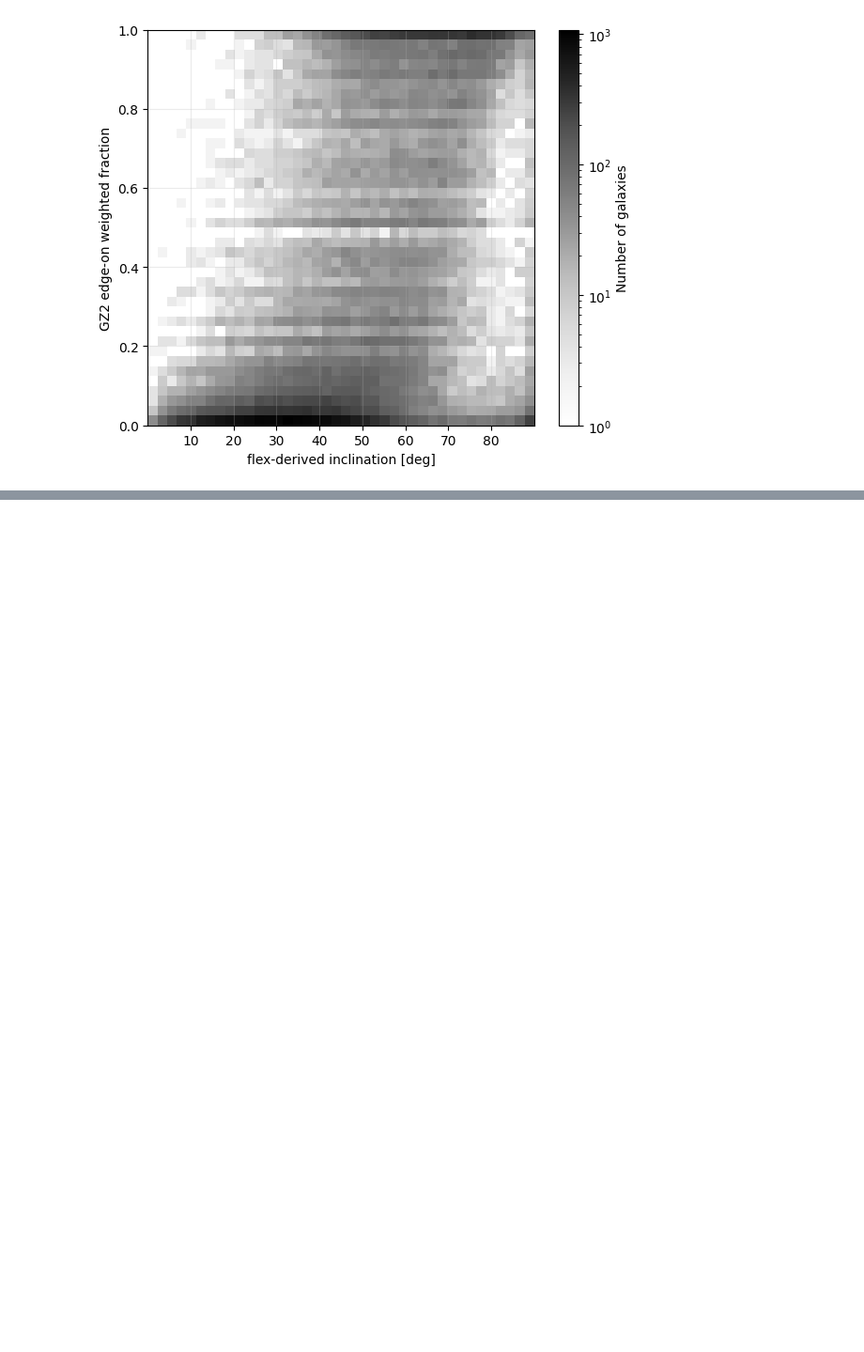
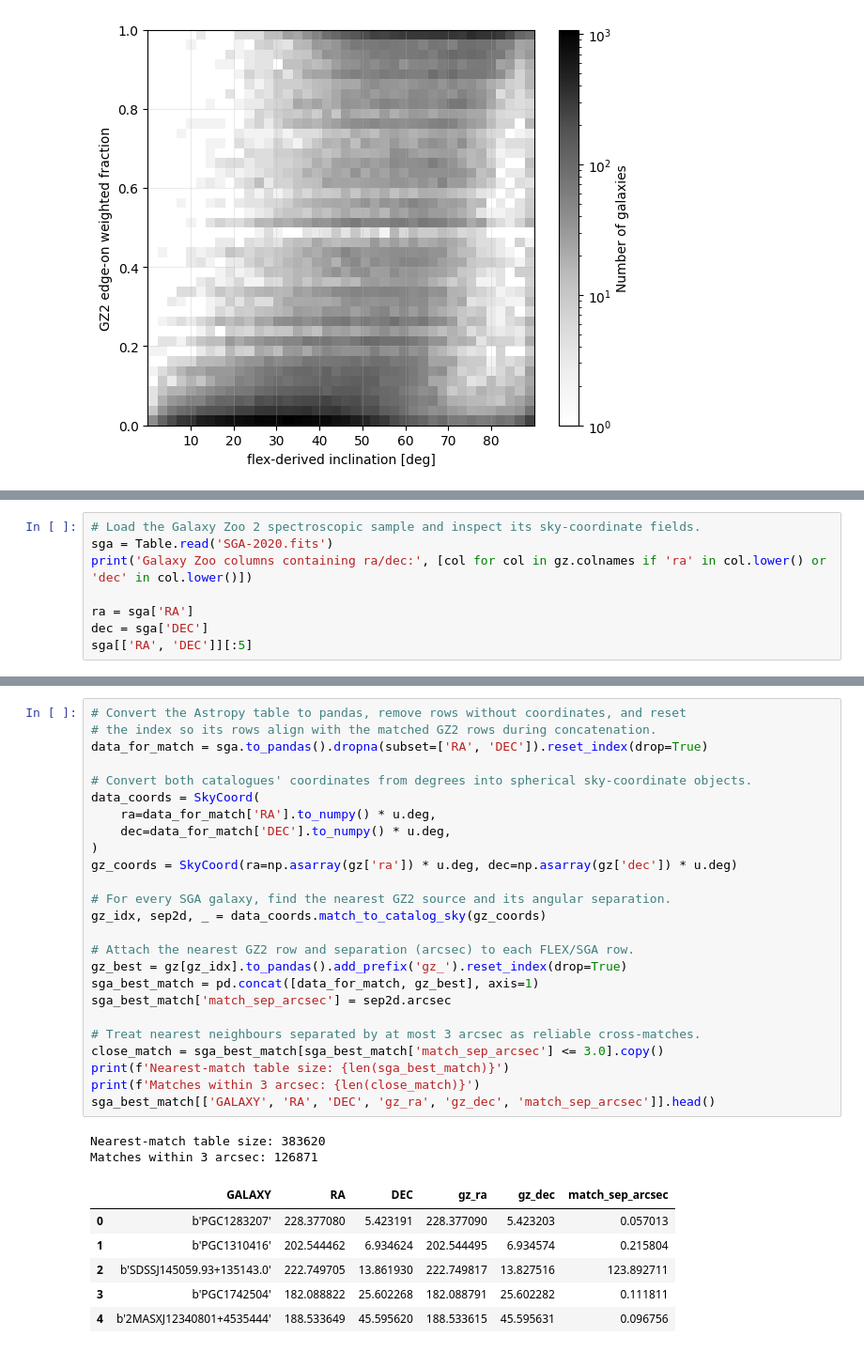
Before and after one commit to michael-petersen/Galaxy-Morphology, a Jupyter notebook: SGA_catalogue/MatchGZ.ipynb, the cells around one changed output, grey strips where cells are left out. Shown at 94% size. Saved outputs shown, nothing was run; the diff lists cells and outputs as text; blank space fills up the shorter version.

```diff
--- a/SGA_catalogue/MatchGZ.ipynb
+++ b/SGA_catalogue/MatchGZ.ipynb
@@ -228,0 +231,8 @@ Pearson correlation: 0.4150189101340131
+# %%
+# Load the Galaxy Zoo 2 spectroscopic sample and inspect its sky-coordinate fields.
+sga = Table.read('SGA-2020.fits')
+print('Galaxy Zoo columns containing ra/dec:', [col for col in gz.colnames if 'ra' in col.lower() or 'dec' in col.lower()])
+
+ra = sga['RA']
+dec = sga['DEC']
+sga[['RA', 'DEC']][:5]
@@ -228,0 +249,34 @@ Pearson correlation: 0.4150189101340131
+# %%
+# Convert the Astropy table to pandas, remove rows without coordinates, and reset
+# the index so its rows align with the matched GZ2 rows during concatenation.
+data_for_match = sga.to_pandas().dropna(subset=['RA', 'DEC']).reset_index(drop=True)
+
+# Convert both catalogues' coordinates from degrees into spherical sky-coordinate objects.
+data_coords = SkyCoord(
+    ra=data_for_match['RA'].to_numpy() * u.deg,
+    dec=data_for_match['DEC'].to_numpy() * u.deg,
+)
+gz_coords = SkyCoord(ra=np.asarray(gz['ra']) * u.deg, dec=np.asarray(gz['dec']) * u.deg)
+
+# For every SGA galaxy, find the nearest GZ2 source and its angular separation.
+gz_idx, sep2d, _ = data_coords.match_to_catalog_sky(gz_coords)
+
+# Attach the nearest GZ2 row and separation (arcsec) to each FLEX/SGA row.
+gz_best = gz[gz_idx].to_pandas().add_prefix('gz_').reset_index(drop=True)
+sga_best_match = pd.concat([data_for_match, gz_best], axis=1)
+sga_best_match['match_sep_arcsec'] = sep2d.arcsec
+
+# Treat nearest neighbours separated by at most 3 arcsec as reliable cross-matches.
+close_match = sga_best_match[sga_best_match['match_sep_arcsec'] <= 3.0].copy()
+print(f'Nearest-match table size: {len(sga_best_match)}')
+print(f'Matches within 3 arcsec: {len(close_match)}')
+sga_best_match[['GALAXY', 'RA', 'DEC', 'gz_ra', 'gz_dec', 'match_sep_arcsec']].head()
+# %% [output]
+Nearest-match table size: 383620
+Matches within 3 arcsec: 126871
+|  | GALAXY | RA | DEC | gz_ra | gz_dec | match_sep_arcsec |
+| 0 | b'PGC1283207' | 228.377080 | 5.423191 | 228.377090 | 5.423203 | 0.057013 |
+| 1 | b'PGC1310416' | 202.544462 | 6.934624 | 202.544495 | 6.934574 | 0.215804 |
+| 2 | b'SDSSJ145059.93+135143.0' | 222.749705 | 13.861930 | 222.749817 | 13.827516 | 123.892711 |
+| 3 | b'PGC1742504' | 182.088822 | 25.602268 | 182.088791 | 25.602282 | 0.111811 |
+| 4 | b'2MASXJ12340801+4535444' | 188.533649 | 45.595620 | 188.533615 | 45.595631 | 0.096756 |
```
Also changed, not shown: parts of 3 cells of this notebook, 3 other files.
